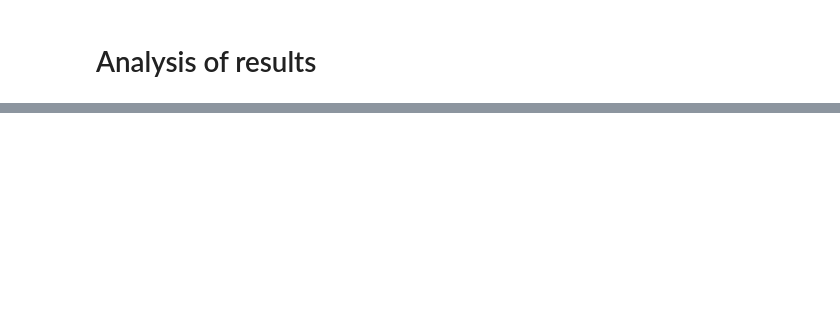
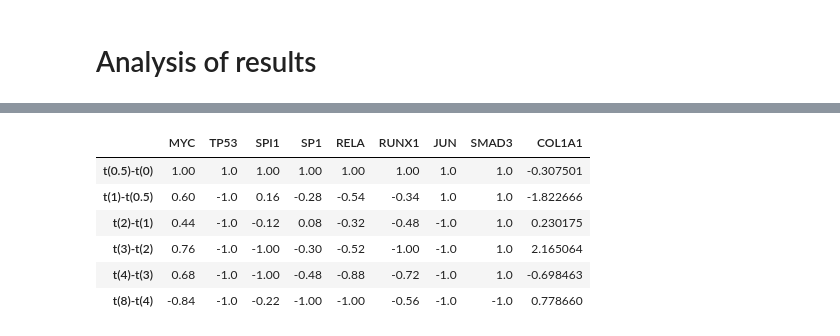
Before and after one commit to adugourd/RodriguezMier23, a Jupyter notebook: A375-BRAFi/process_results.ipynb, the cells around one changed output, grey strips where cells are left out. Drawn from its saved outputs; the diff is of its cells as text; code cells hidden in the pictures; blank space fills up the shorter version.

```diff
--- a/A375-BRAFi/process_results.ipynb
+++ b/A375-BRAFi/process_results.ipynb
@@ -125,0 +294,10 @@ plt.savefig(f"{path}/avg_activity_e2f1_e2f2.pdf", format="pdf", bbox_inches='tig
+# %%
+df_avg_subset
+# %% [output]
+|  | MYC | TP53 | SPI1 | SP1 | RELA | RUNX1 | JUN | SMAD3 | COL1A1 |
+| t(0.5)-t(0) | 1.00 | 1.0 | 1.00 | 1.00 | 1.00 | 1.00 | 1.0 | 1.0 | -0.307501 |
+| t(1)-t(0.5) | 0.60 | -1.0 | 0.16 | -0.28 | -0.54 | -0.34 | 1.0 | 1.0 | -1.822666 |
+| t(2)-t(1) | 0.44 | -1.0 | -0.12 | 0.08 | -0.32 | -0.48 | -1.0 | 1.0 | 0.230175 |
+| t(3)-t(2) | 0.76 | -1.0 | -1.00 | -0.30 | -0.52 | -1.00 | -1.0 | 1.0 | 2.165064 |
+| t(4)-t(3) | 0.68 | -1.0 | -1.00 | -0.48 | -0.88 | -0.72 | -1.0 | 1.0 | -0.698463 |
+| t(8)-t(4) | -0.84 | -1.0 | -0.22 | -1.00 | -1.00 | -0.56 | -1.0 | -1.0 | 0.778660 |
```
Also changed, not shown: parts of 22 cells of this notebook.
